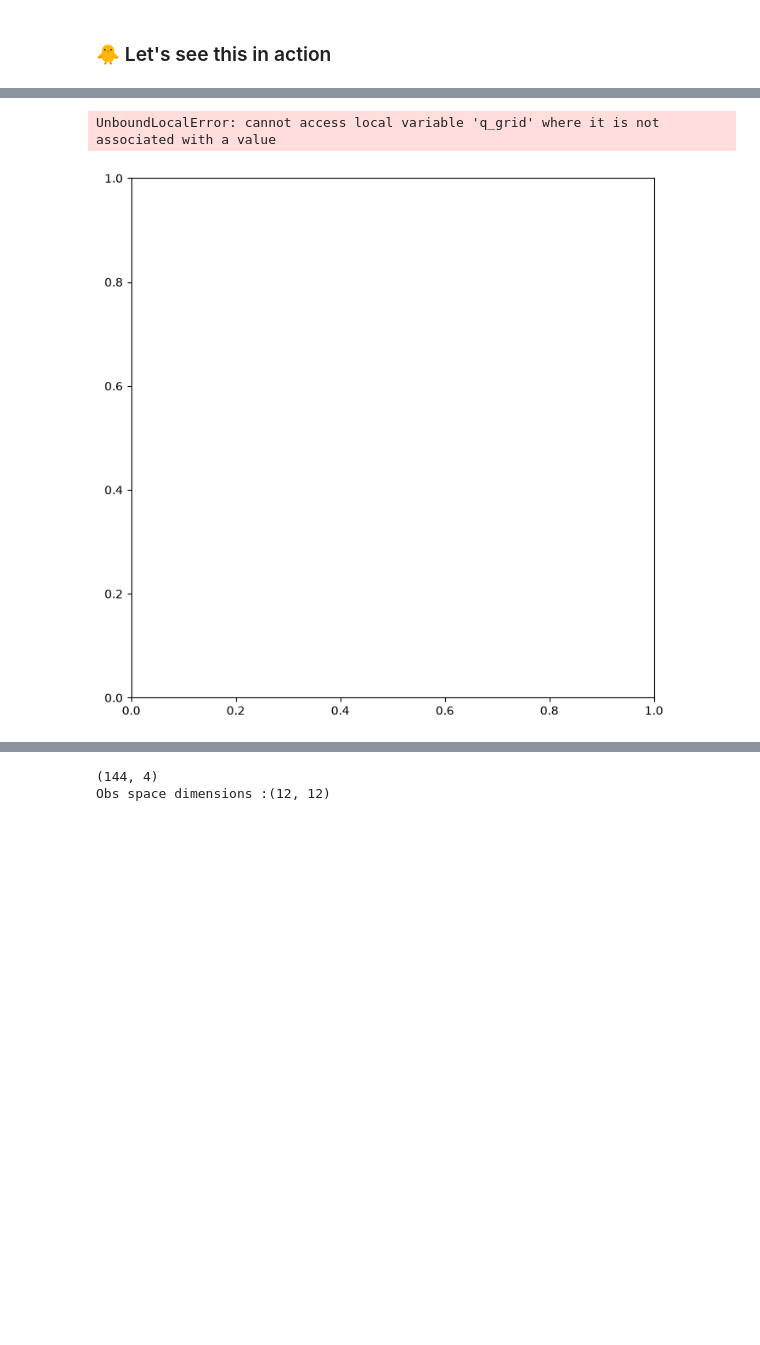
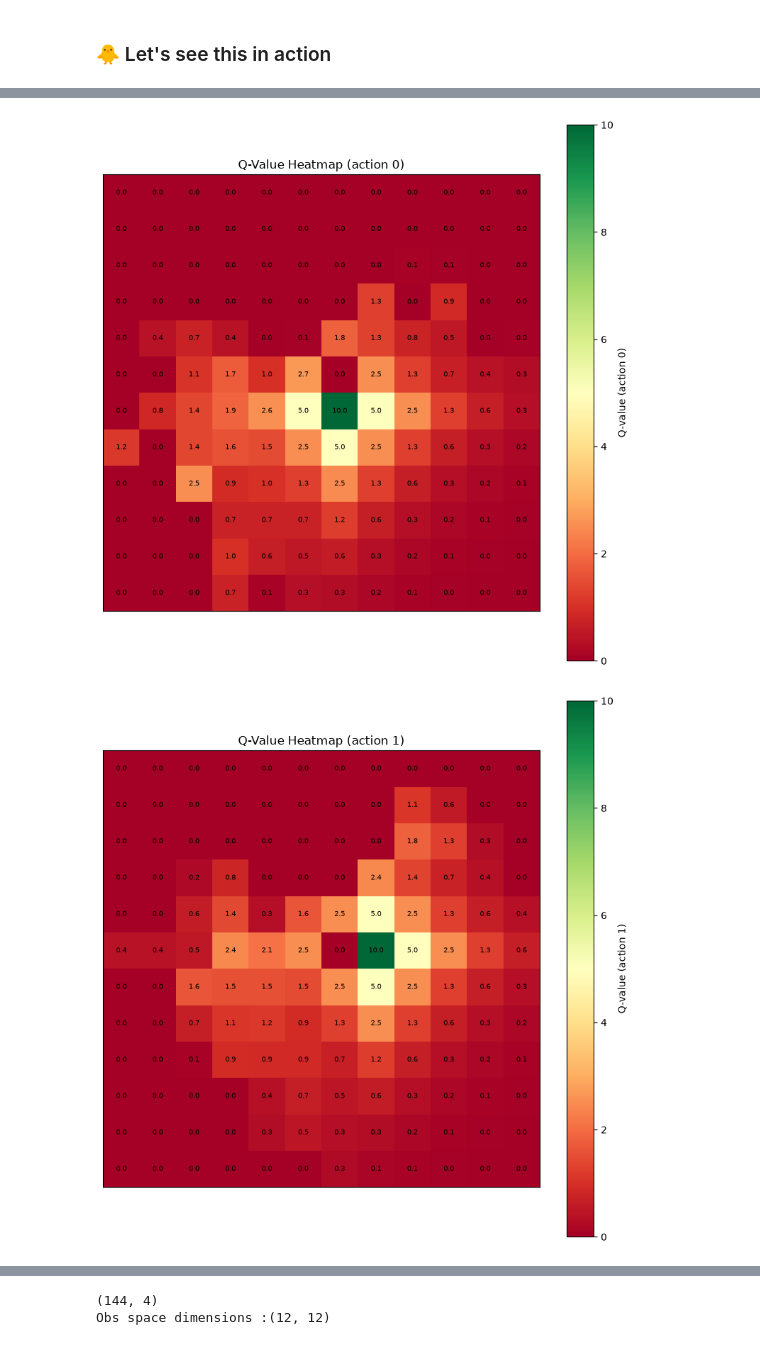
Before and after one commit to savmidt/tdt4172_intro_ml, a Jupyter notebook: Assigment4/Project4_RL.ipynb, the cells around one changed output, grey strips where cells are left out. Drawn from its saved outputs; the diff is of its cells as text; code cells hidden in the pictures; blank space fills up the shorter version.

```diff
--- a/Assigment4/Project4_RL.ipynb
+++ b/Assigment4/Project4_RL.ipynb
@@ -439,11 +439,11 @@ Because as we get closer to the episode end, we want to emphasize more where the
 # YOUR CODE GOES HERE: replace None with your values
 # ====================================
 GAMMA                 = 0.95
-NUM_EPISODES          = 400
+NUM_EPISODES          = 500
 MAX_STEPS_PER_EPISODE = 100
 EPSILON               = 1
-EPSILON_MIN           = 0.01
-MIN_LEARNING_RATE     = 0.1
+EPSILON_MIN           = 0.5
+MIN_LEARNING_RATE     = 0.2
 # %% [markdown]
 ### 🐤 Now use Q learning to learn the Q table
 ### Step 4: Train the agent using Q-learning
@@ -561,7 +561,7 @@ total_reward = 0
 image_samples = []
 
 img = env.render()
-for _ in range(NUM_STEPS):
+for _ in range(NUM_STEPS + 1):
     action = update_action(env, state_id, 0, q_table) # explore rate 0: always pick the best action
     observation, reward, terminated, info = env.step(action)
     state_id = env.get_state_id()
@@ -613,7 +613,7 @@ def show_q_heatmap(env, q_table, action: int = None):
     if action is None:
         q_grid = np.reshape(q_table.max(axis=1, keepdims=True), [nrows, ncols])
     else:
-        q_qrid = np.reshape(q_table[:, action], [nrows, ncols])
+        q_grid = np.reshape(q_table[:, action], [nrows, ncols])
 
     # ====================================
     fig, ax = plt.subplots(figsize=(8, 8))
@@ -642,2 +642,2 @@ show_q_heatmap(env, q_table, 3)
-UnboundLocalError: cannot access local variable 'q_grid' where it is not associated with a value
-[figure, old version]
+[figure, new version]
+[figure, added]
```
Also changed, not shown: parts of 28 cells of this notebook, 2 other files.
